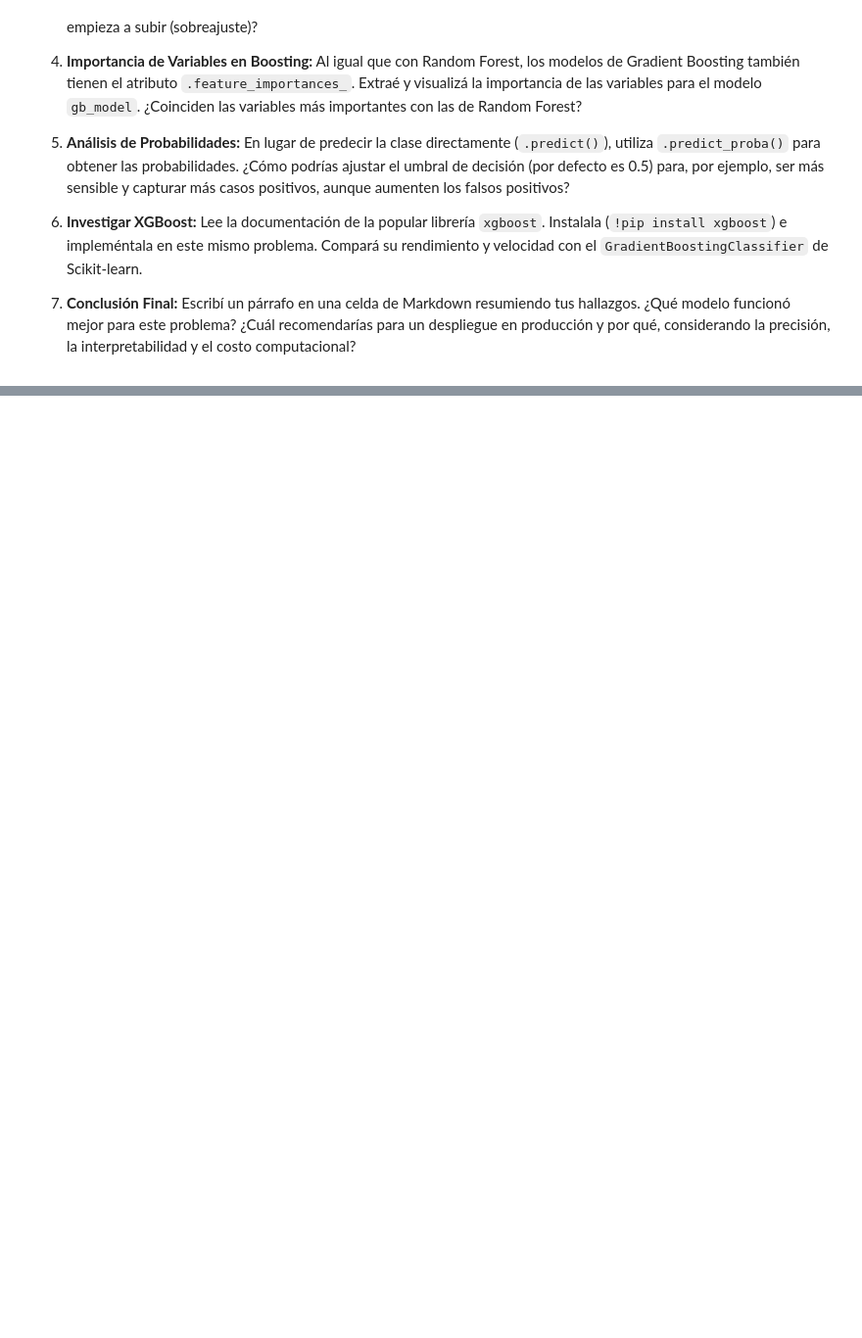
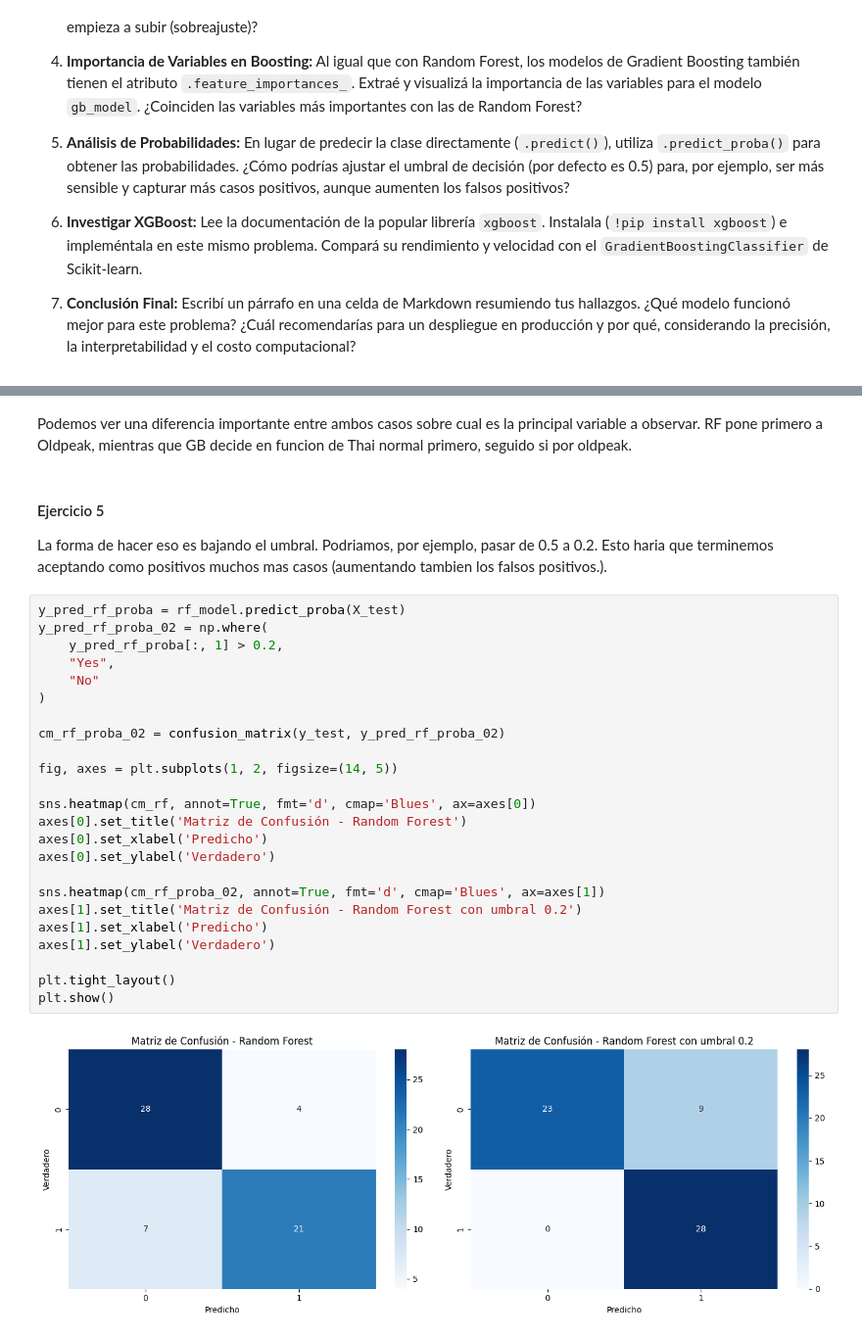
Before and after one commit to nicolassansolini-prog/Automatizacion-1---MIA-2026, a Jupyter notebook: tp6/notebook_06.ipynb, the cells around one changed output, grey strips where cells are left out. Shown at 98% size. Drawn from its saved outputs; the diff is of its cells as text; blank space fills up the shorter version.

```diff
--- a/tp6/notebook_06.ipynb
+++ b/tp6/notebook_06.ipynb
@@ -679,0 +832,31 @@ A continuación, se proponen ejercicios para profundizar los conceptos vistos y
+# %% [markdown]
+Podemos ver una diferencia importante entre ambos casos sobre cual es la principal variable a observar. RF pone primero a Oldpeak, mientras que GB decide en funcion de Thai normal primero, seguido si por oldpeak.
+# %% [markdown]
+#### Ejercicio 5
+La forma de hacer eso es bajando el umbral. Podriamos, por ejemplo, pasar de 0.5 a 0.2. Esto haria que terminemos aceptando como positivos muchos mas casos (aumentando tambien los falsos positivos.).
+# %%
+y_pred_rf_proba = rf_model.predict_proba(X_test)
+y_pred_rf_proba_02 = np.where(
+    y_pred_rf_proba[:, 1] > 0.2,
+    "Yes",
+    "No"
+)
+
+cm_rf_proba_02 = confusion_matrix(y_test, y_pred_rf_proba_02)
+
+fig, axes = plt.subplots(1, 2, figsize=(14, 5))
+
+sns.heatmap(cm_rf, annot=True, fmt='d', cmap='Blues', ax=axes[0])
+axes[0].set_title('Matriz de Confusión - Random Forest')
+axes[0].set_xlabel('Predicho')
+axes[0].set_ylabel('Verdadero')
+
+sns.heatmap(cm_rf_proba_02, annot=True, fmt='d', cmap='Blues', ax=axes[1])
+axes[1].set_title('Matriz de Confusión - Random Forest con umbral 0.2')
+axes[1].set_xlabel('Predicho')
+axes[1].set_ylabel('Verdadero')
+
+plt.tight_layout()
+plt.show()
+# %% [output]
+[figure, added]
```
Also changed, not shown: parts of 15 cells of this notebook.
